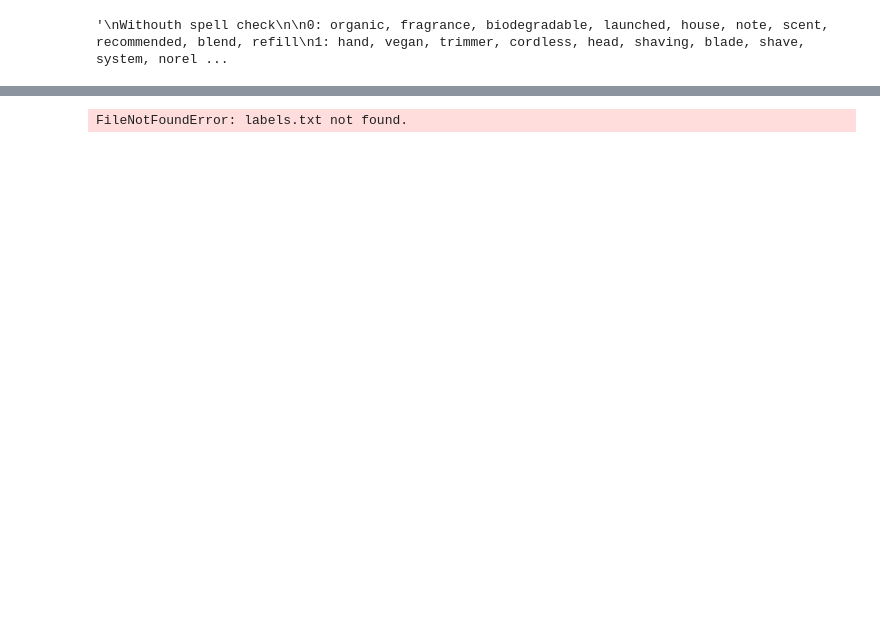
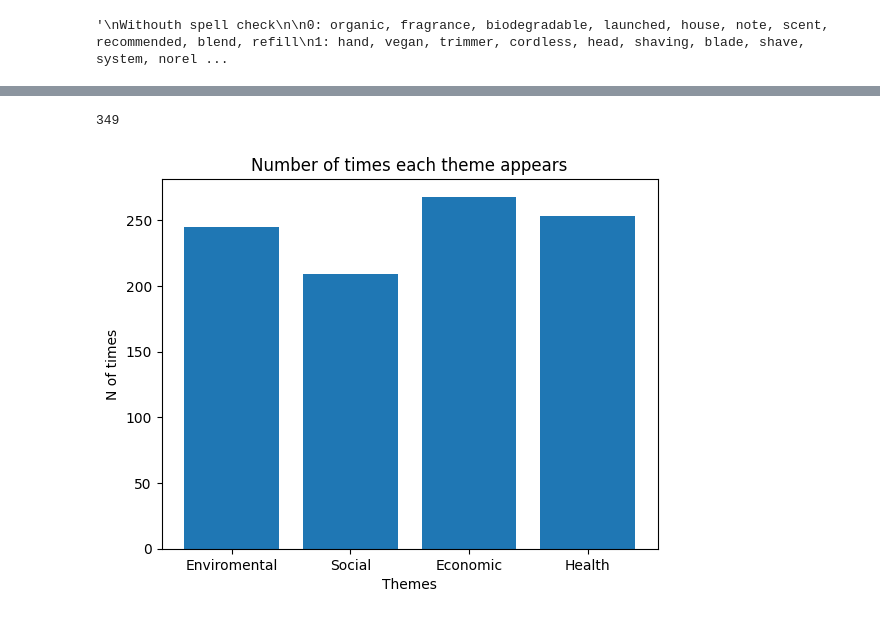
Before and after one commit to uol-feps-soc-comp3932-2324-classroom/synoptic-project-unilifehelp, a Jupyter notebook: Description File Cleaning.ipynb, the cells around one changed output, grey strips where cells are left out. Cells and saved outputs as stored; diff of their text form; code cells hidden in the pictures; blank space fills up the shorter version.

Commit message:
Visualisation working for CorEx

```diff
--- a/Description File Cleaning.ipynb
+++ b/Description File Cleaning.ipynb
@@ -473,40 +470,41 @@ Print topics in text file
 # %%
 import matplotlib.pyplot as plt
-
+import numpy as np
 # Read labels from labels text file in twenty
-data = np.loadtxt('labels.txt', delimiter=',')
+data = np.loadtxt('twenty\labels.txt', delimiter=',')
 
 # Extract all columns but not the first one
 columns = data[:, 1:]
 
 # Summation of each column to add up how often each theme appears
 sum_themes = np.sum(columns, axis=0)
 
 # TODO if non of the rows = 1 then make label 5 (no theme) =+
 
 # Identify and sum any rows without 1s in each column by checking if the sum of the whole row is 0
 rows_without_theme = np.sum(columns, axis=1) == 0
 
 # Sum
 num_rows_without_theme = np.sum(rows_without_theme)
 print(num_rows_without_theme)
 
 # Add new column represting no themes classified with 1 as no theme and 0 having a theme
 data = np.column_stack((data, rows_without_theme.astype(int)))
 
 # Create new labels text file with addition of the new "no themes" column as int
 np.savetxt( 'new_lables.txt', data, delimiter=',', fmt='%d')
 
 
 # Display the results
 labels = ['Enviromental', 'Social', 'Economic', 'Health']
 plt.bar(labels, sum_themes)
 plt.xlabel('Themes')
 plt.ylabel('N of times')
 plt.title('Number of times each theme appears')
 plt.show()
 # %% [output]
-FileNotFoundError: labels.txt not found.
+349
+[figure, added]
 # %%
 # from https://www.kaggle.com/code/nvpsani/topic-modelling-using-guided-lda
 # used workaround as well
```
Also changed, not shown: parts of 6 cells of this notebook.
